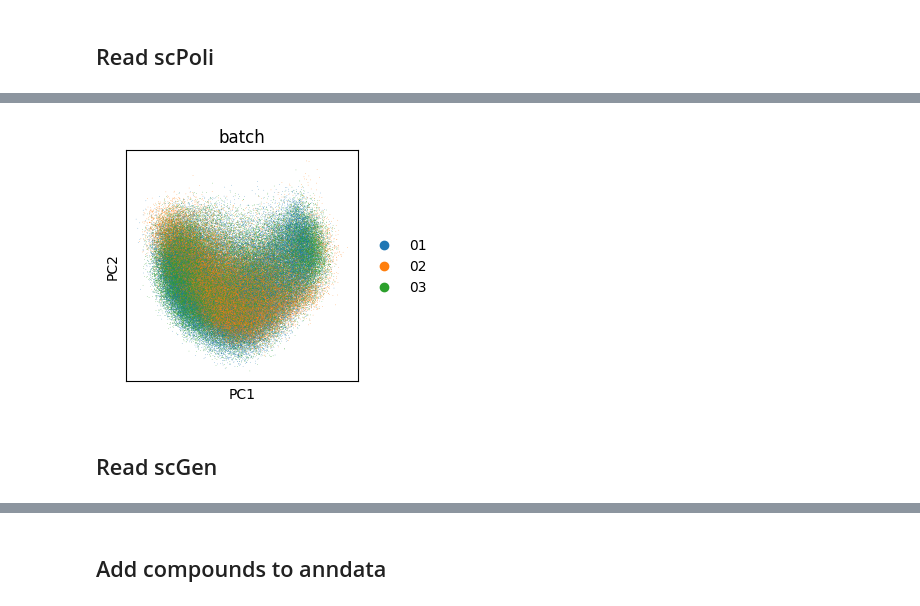
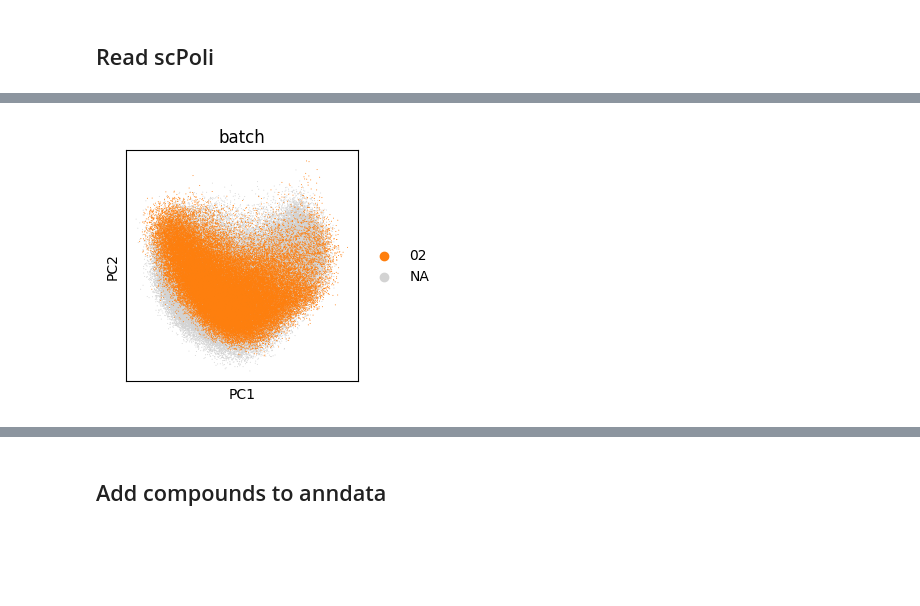
Before and after one commit to theislab/IMPA, a Jupyter notebook: notebooks/cpg0000/dino_featurization_rxrx1.ipynb, the cells around one changed output, grey strips where cells are left out. Drawn from its saved outputs; the diff is of its cells as text; code cells hidden in the pictures; blank space fills up the shorter version.

```diff
--- a/notebooks/cpg0000/dino_featurization_rxrx1.ipynb
+++ b/notebooks/cpg0000/dino_featurization_rxrx1.ipynb
@@ -362,6 +315,4 @@ adata_scpoli = sc.read_h5ad(feature_dest_folder / "rxrx1_adata_scpoli.h5ad")
 # %%
-sc.pl.pca(adata_scpoli, color="batch")
+sc.pl.pca(adata_scpoli, color="batch", size=2, groups="02")
 # %% [output]
-[figure, old version]
+[figure, new version]
-# %% [markdown]
-## Read scGen
```
Also changed, not shown: parts of 26 cells of this notebook, 14 other files.
